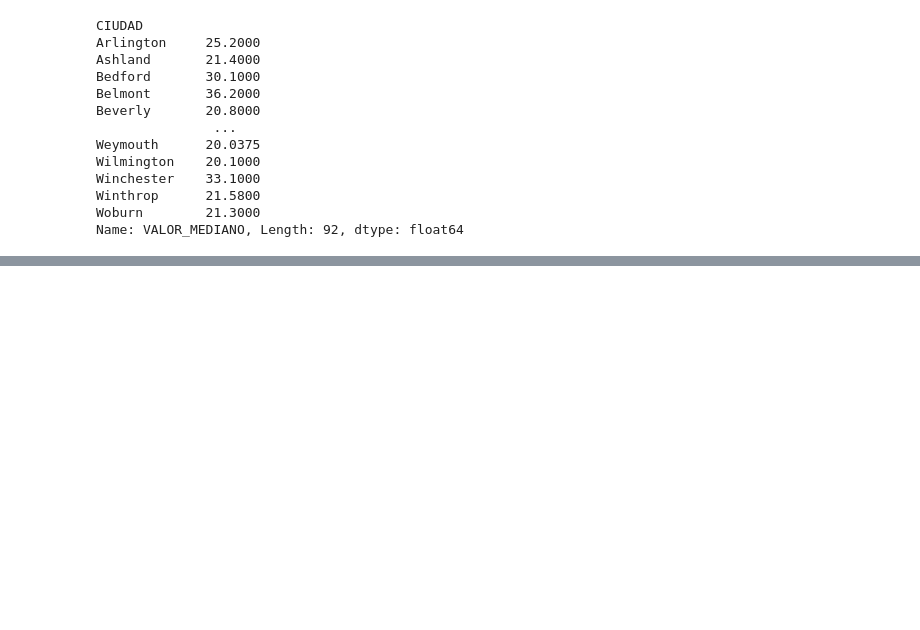
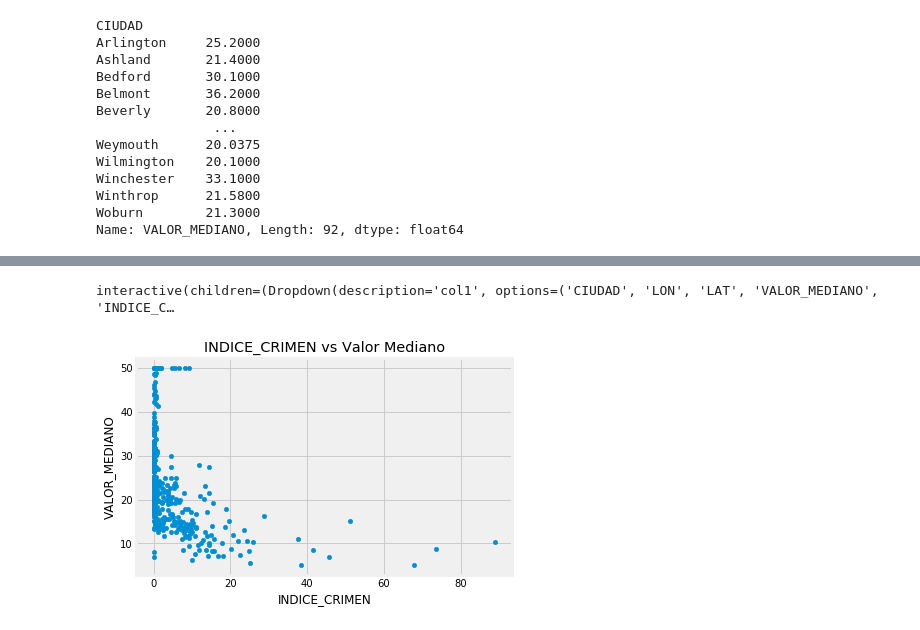
Before and after one commit to camicasii/Notas-DataScience, a Jupyter notebook: Analisis y procesado de datos/Visualización de datos .ipynb, the cells around one changed output, grey strips where cells are left out. Saved outputs shown, nothing was run; the diff lists cells and outputs as text; code cells hidden in the pictures; blank space fills up the shorter version.

```diff
--- a/Analisis y procesado de datos/Visualización de datos .ipynb
+++ b/Analisis y procesado de datos/Visualización de datos .ipynb
@@ -152,0 +163,3 @@ df.RIO_CHARLES.value_counts().plot.pie().ipynb_checkpoints/
+# %%
+import matplotlib as mpl
+mpl.rcParams['figure.figsize']=(15,15)
@@ -152,0 +175,7 @@ df.RIO_CHARLES.value_counts().plot.pie().ipynb_checkpoints/
+# %%
+plt.style.use('fivethirtyeight')
+df.plot.scatter(x="INDICE_CRIMEN", y="VALOR_MEDIANO")
+
+plt.title('Relacion entre el Indice de crimen y el valor de las casa')
+plt.xlabel('Indice del crimer')
+plt.ylabel('Valor de las Viviendas (x10000$)')
@@ -152,0 +184,11 @@ df.RIO_CHARLES.value_counts().plot.pie().ipynb_checkpoints/
+# %%
+@interact(col1=df.columns.tolist())
+def grafico_variable(col1):
+    df.plot.scatter(x=col1, y="VALOR_MEDIANO")
+    plt.title('{} vs Valor Mediano'.format(col1))
+# %% [output]
+interactive(children=(Dropdown(description='col1', options=('CIUDAD', 'LON', 'LAT', 'VALOR_MEDIANO', 'INDICE_C…
+# %%
+grafico_variable("INDICE_CRIMEN")
+# %% [output]
+[figure, added]
```
Also changed, not shown: parts of 24 cells of this notebook.
